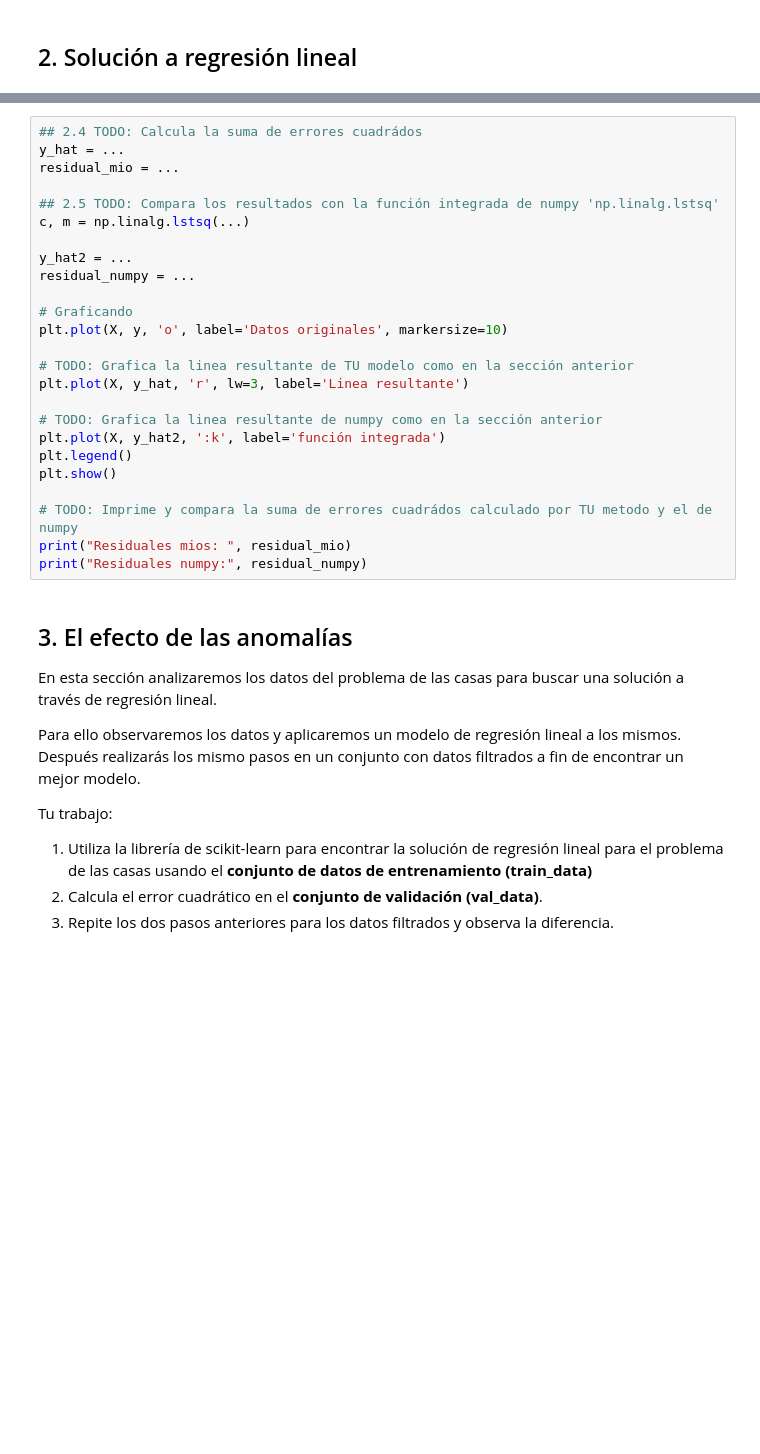
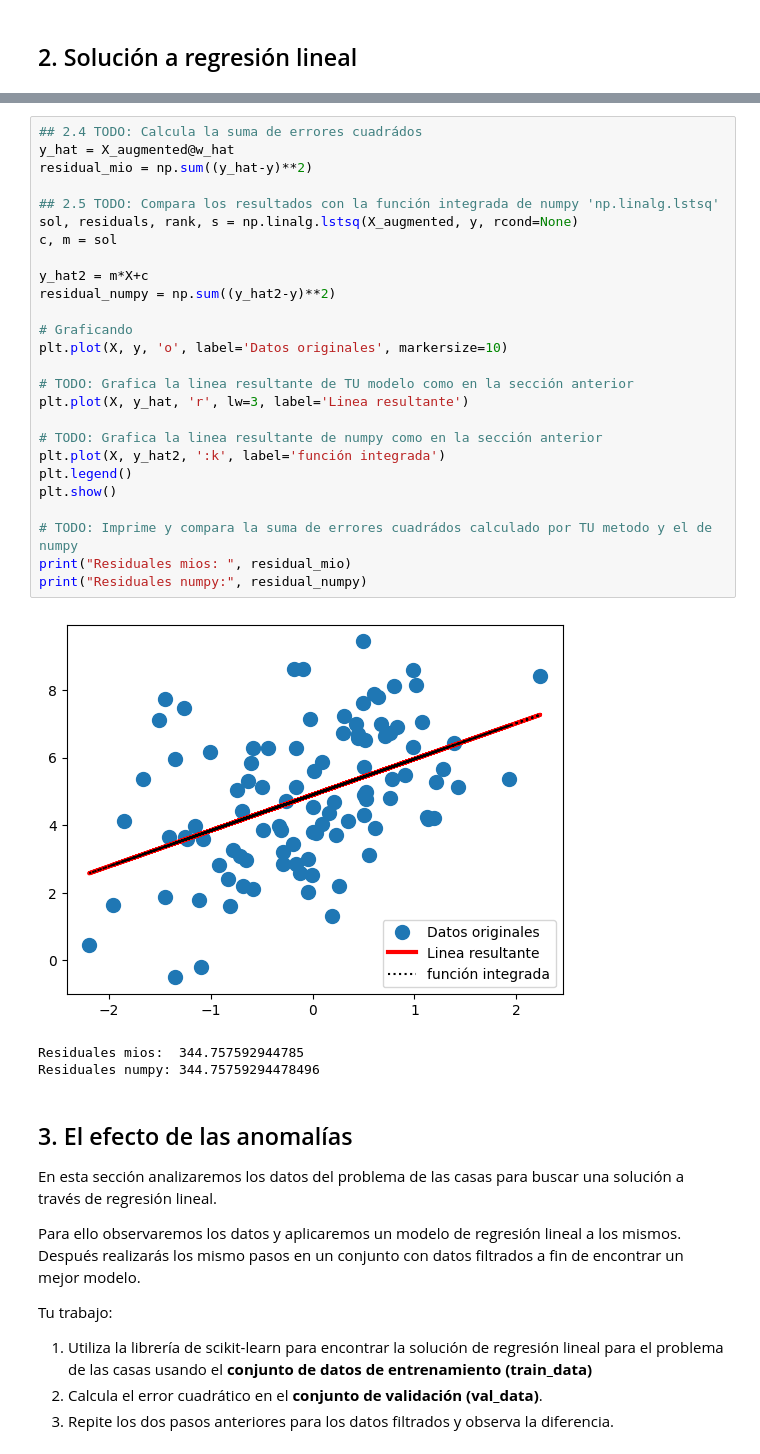
Before and after one commit to JessicaBorja/ml25, a Jupyter notebook: src/ml25/E03_linear_reg/linear_regression.ipynb, the cells around one changed output, grey strips where cells are left out. Cells and saved outputs as stored; diff of their text form; blank space fills up the shorter version.

```diff
--- a/src/ml25/E03_linear_reg/linear_regression.ipynb
+++ b/src/ml25/E03_linear_reg/linear_regression.ipynb
@@ -85,28 +94,33 @@ plt.legend()
 # %%
 ## 2.4 TODO: Calcula la suma de errores cuadrádos
-y_hat = ...
-residual_mio = ...
+y_hat = X_augmented@w_hat
+residual_mio = np.sum((y_hat-y)**2)
 
 ## 2.5 TODO: Compara los resultados con la función integrada de numpy 'np.linalg.lstsq'
-c, m = np.linalg.lstsq(...)
+sol, residuals, rank, s = np.linalg.lstsq(X_augmented, y, rcond=None)
+c, m = sol
 
-y_hat2 = ...
-residual_numpy = ...
+y_hat2 = m*X+c
+residual_numpy = np.sum((y_hat2-y)**2)
 
 # Graficando
 plt.plot(X, y, 'o', label='Datos originales', markersize=10)
 
 # TODO: Grafica la linea resultante de TU modelo como en la sección anterior
 plt.plot(X, y_hat, 'r', lw=3, label='Linea resultante')
 
 # TODO: Grafica la linea resultante de numpy como en la sección anterior
 plt.plot(X, y_hat2, ':k', label='función integrada')
 plt.legend()
 plt.show()
 
 # TODO: Imprime y compara la suma de errores cuadrádos calculado por TU metodo y el de numpy
 print("Residuales mios: ", residual_mio)
 print("Residuales numpy:", residual_numpy)
+# %% [output]
+[figure, added]
+Residuales mios:  344.757592944785
+Residuales numpy: 344.75759294478496
 # %% [markdown]
 ## 3. El efecto de las anomalías
 
```
Also changed, not shown: parts of 5 cells of this notebook.
